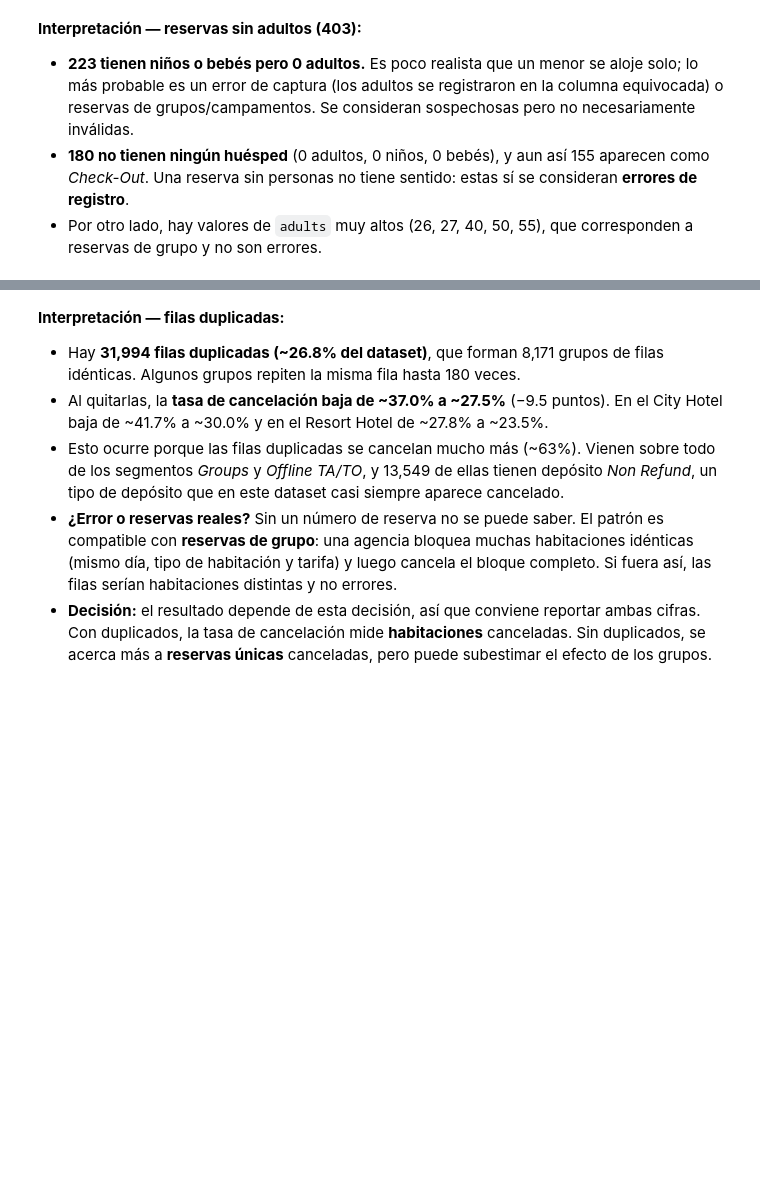
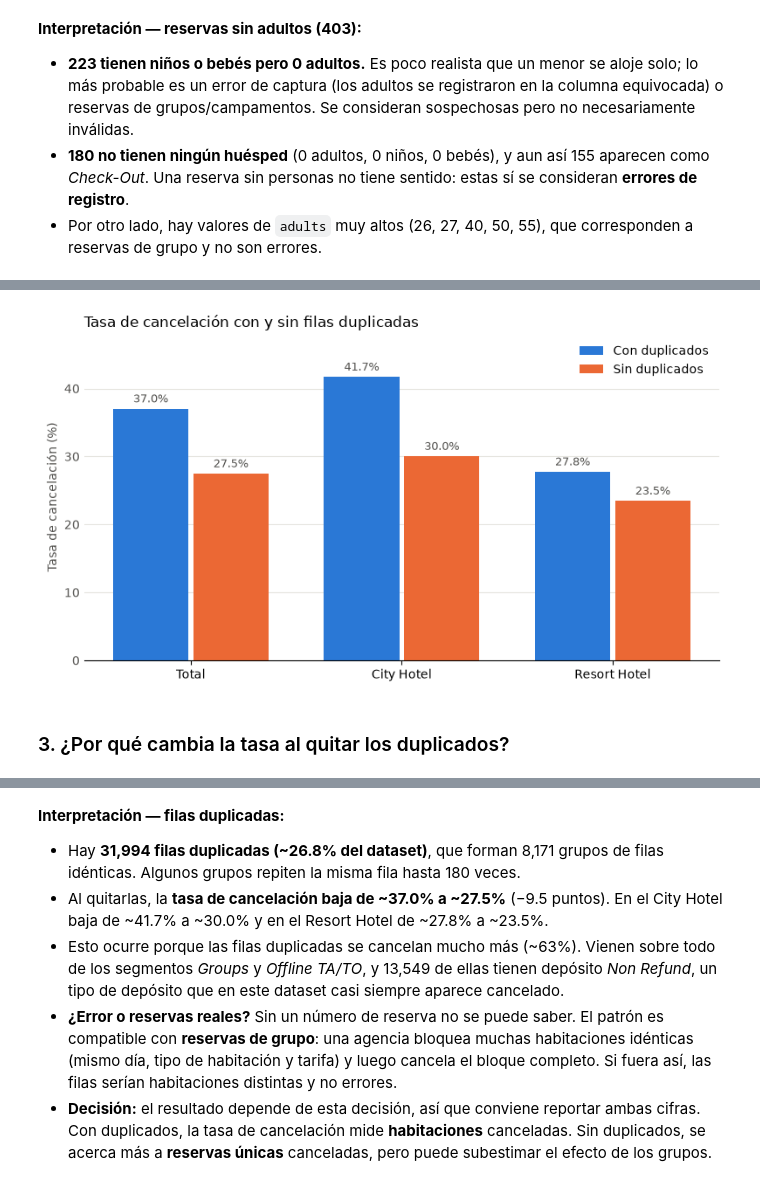
Before and after one commit to N0oCh1/TopicoII, a Jupyter notebook: Laboratorio4/Lab4_reportes.ipynb, the cells around one changed output, grey strips where cells are left out. Cells and saved outputs as stored; diff of their text form; code cells hidden in the pictures; blank space fills up the shorter version.

```diff
--- a/Laboratorio4/Lab4_reportes.ipynb
+++ b/Laboratorio4/Lab4_reportes.ipynb
@@ -129,12 +268,16 @@ print('Filas que tienen al menos una copia idéntica:', df.duplicated(subset=col
 # %%
 # Tasa de cancelación con y sin duplicados
-df_sin_dup = df[~es_duplicada]
+df_con_dup = df_original
+df_sin_dup = df_original[~es_duplicada]
+
+print(f"Tasa de cancelación con duplicados: {df_con_dup['is_canceled'].mean():.2%} ({len(df_con_dup)} filas)")
+print(f"Tasa de cancelación sin duplicados: {df_sin_dup['is_canceled'].mean():.2%} ({len(df_sin_dup)} filas)")
 
 comparacion = pd.DataFrame({
-    'con duplicados': df.groupby('hotel')['is_canceled'].mean(),
-    'sin duplicados': df_sin_dup.groupby('hotel')['is_canceled'].mean(),
+    'con duplicados (%)': df_con_dup.groupby('hotel')['is_canceled'].mean() * 100,
+    'sin duplicados (%)': df_sin_dup.groupby('hotel')['is_canceled'].mean() * 100,
 })
-comparacion.loc['Total'] = [df['is_canceled'].mean(), df_sin_dup['is_canceled'].mean()]
-comparacion['diferencia (pp)'] = (comparacion['con duplicados'] - comparacion['sin duplicados']) * 100
+comparacion.loc['Total'] = [df_con_dup['is_canceled'].mean() * 100, df_sin_dup['is_canceled'].mean() * 100]
+comparacion['diferencia (pp)'] = comparacion['con duplicados (%)'] - comparacion['sin duplicados (%)']
 
-(comparacion * [100, 100, 1]).round(2)
+comparacion.round(2)
@@ -141 +292,36 @@ comparacion['diferencia (pp)'] = (comparacion['con duplicados'] - comparacion['s
+# %%
+import matplotlib.pyplot as plt
+
+# Gráfica de barras: tasa de cancelación con y sin duplicados (total y por hotel)
+grupos = ['Total', 'City Hotel', 'Resort Hotel']
+series = [
+    ('con duplicados (%)', 'Con duplicados', '#2a78d6'),
+    ('sin duplicados (%)', 'Sin duplicados', '#eb6834'),
+]
+posiciones = np.arange(len(grupos))
+ancho = 0.38
+
+fig, ax = plt.subplots(figsize=(8, 4.5))
+for i, (columna, etiqueta, color) in enumerate(series):
+    valores = comparacion.loc[grupos, columna]
+    barras = ax.bar(posiciones + (i - 0.5) * ancho, valores, ancho * 0.94,
+                    label=etiqueta, color=color, zorder=2)
+    ax.bar_label(barras, labels=[f'{v:.1f}%' for v in valores], padding=3,
+                 fontsize=9, color='#52514e')
+
+ax.set_xticks(posiciones, grupos)
+ax.set_ylabel('Tasa de cancelación (%)', color='#52514e')
+ax.set_ylim(0, comparacion[['con duplicados (%)', 'sin duplicados (%)']].max().max() * 1.15)
+ax.set_title('Tasa de cancelación con y sin filas duplicadas', loc='left', fontsize=12)
+ax.grid(axis='y', color='#e5e4df', linewidth=0.8, zorder=0)
+ax.spines[['top', 'right', 'left']].set_visible(False)
+ax.tick_params(axis='y', length=0, colors='#52514e')
+ax.legend(frameon=False, loc='upper right')
+
+plt.tight_layout()
+plt.show()
+# %% [output]
+[figure, added]
+# %% [markdown]
+### 3. ¿Por qué cambia la tasa al quitar los duplicados?
 # %%
```
Also changed, not shown: parts of 18 cells of this notebook, 11 other files.
